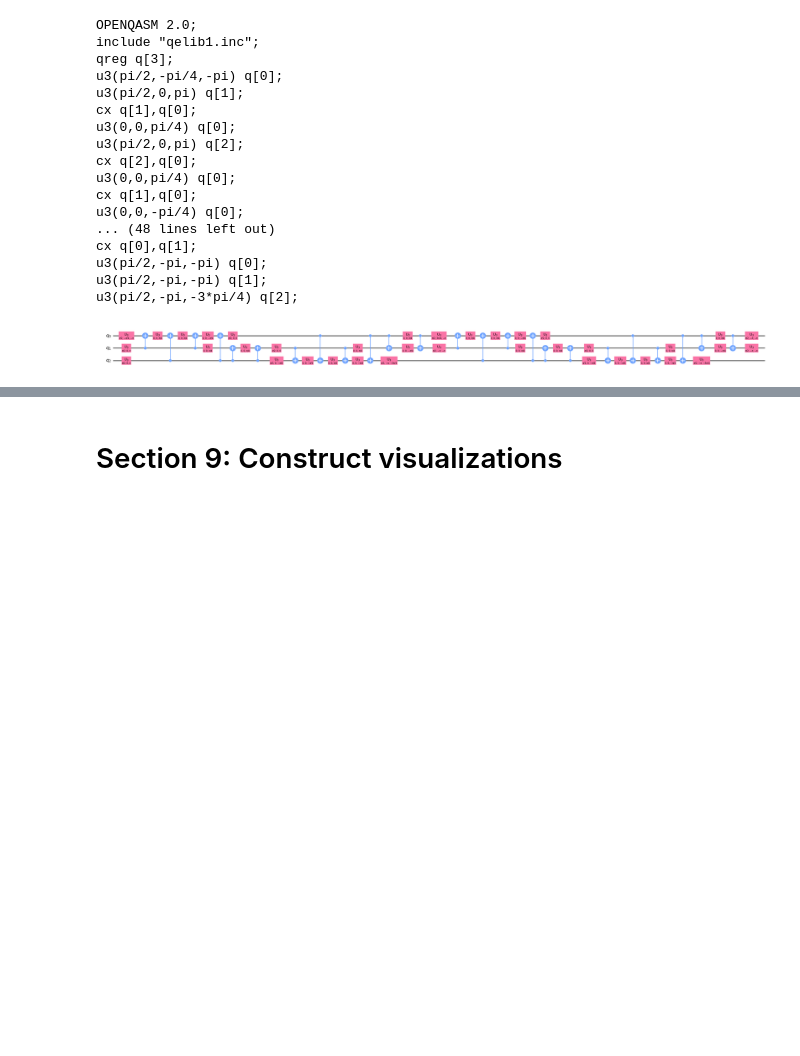
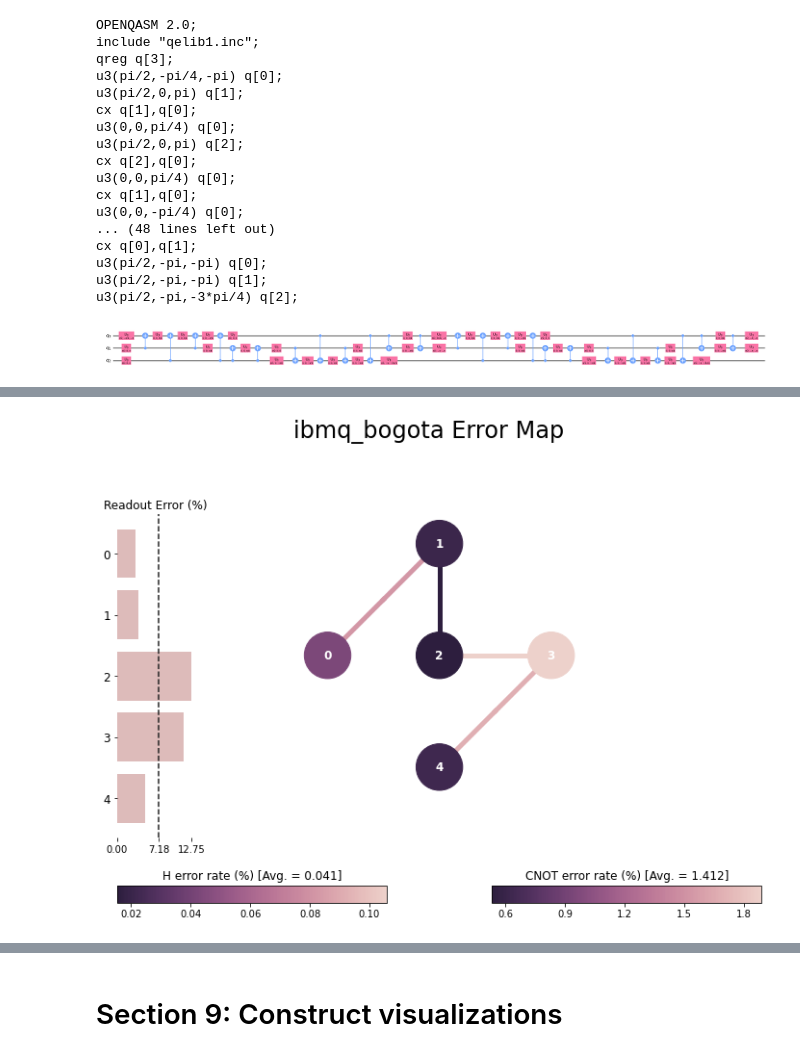
Before and after one commit to petr-ivashkov/qiskit-cert-workbook, a Jupyter notebook: workbook.ipynb, the cells around one changed output, grey strips where cells are left out. Saved outputs shown, nothing was run; the diff lists cells and outputs as text; code cells hidden in the pictures; blank space fills up the shorter version.

```diff
--- a/workbook.ipynb
+++ b/workbook.ipynb
@@ -286,0 +360,4 @@ my_qc.draw('mpl', fold=-1)
+# %%
+plot_error_map(backend)
+# %% [output]
+[figure, added]
```
Also changed, not shown: parts of 14 cells of this notebook.
